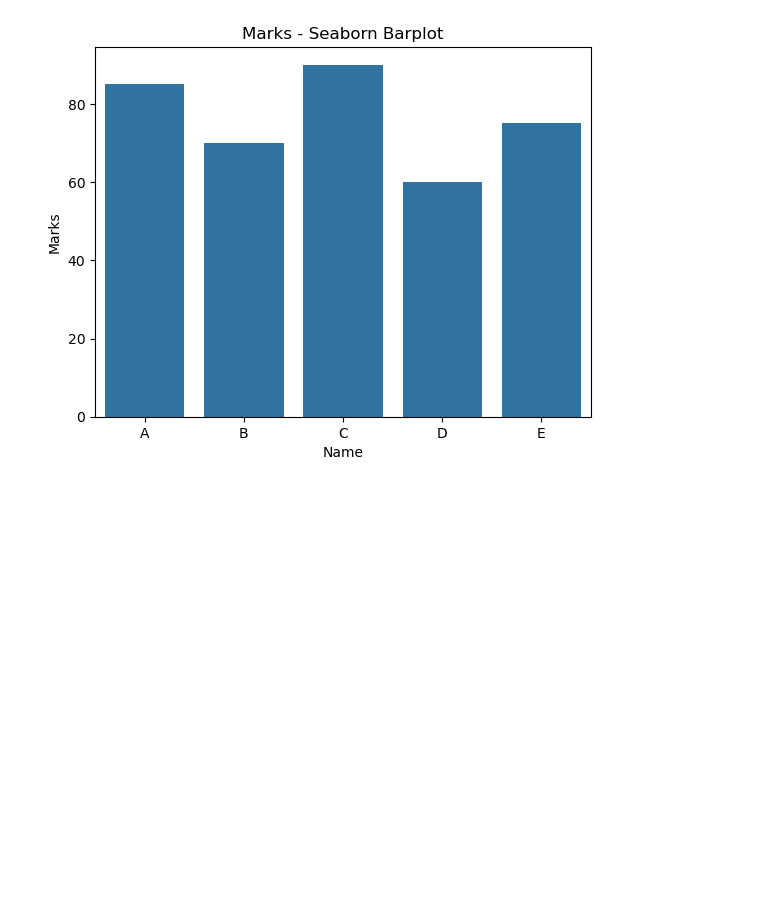
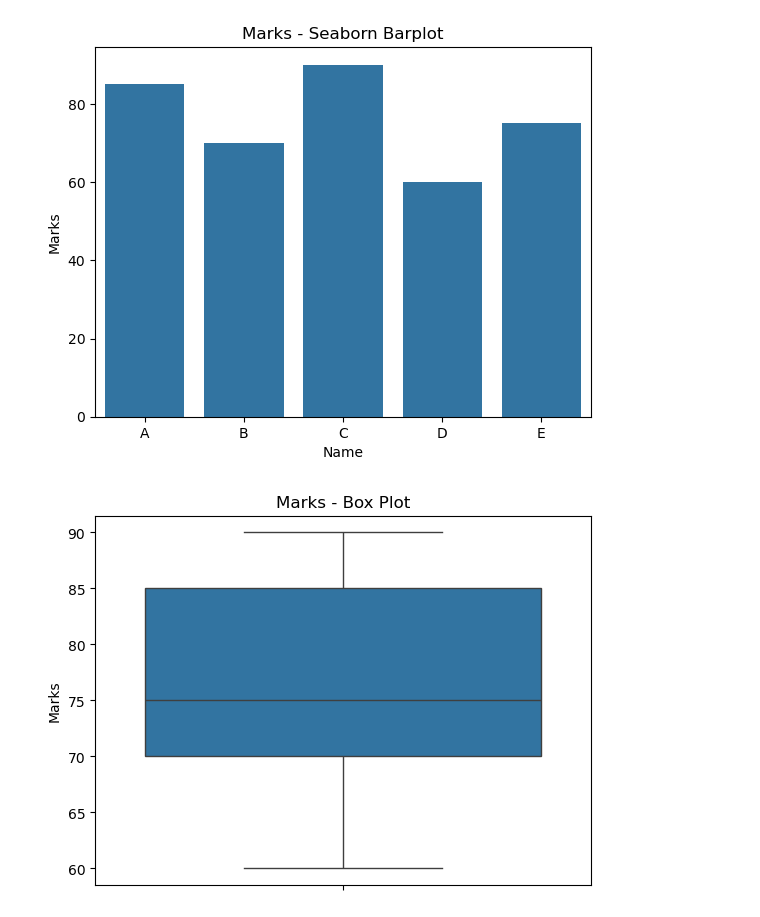
Before and after one commit to sakshi07bhosale/Data-Science, a Jupyter notebook: Day5/matplotlib.ipynb, the cells around one changed output. Cells and saved outputs as stored; diff of their text form; code cells hidden in the pictures; blank space fills up the shorter version.

Commit message:
Box Plot created using python

```diff
--- a/Day5/matplotlib.ipynb
+++ b/Day5/matplotlib.ipynb
@@ -58,3 +58,11 @@ plt.title("Marks - Seaborn Barplot")
 plt.show()
 # %% [output]
 [figure]
+# %%
+# 6️⃣ Box Plot
+plt.figure()
+sns.boxplot(y=df["Marks"])
+plt.title("Marks - Box Plot")
+plt.show()
+# %% [output]
+[figure, added]
```
